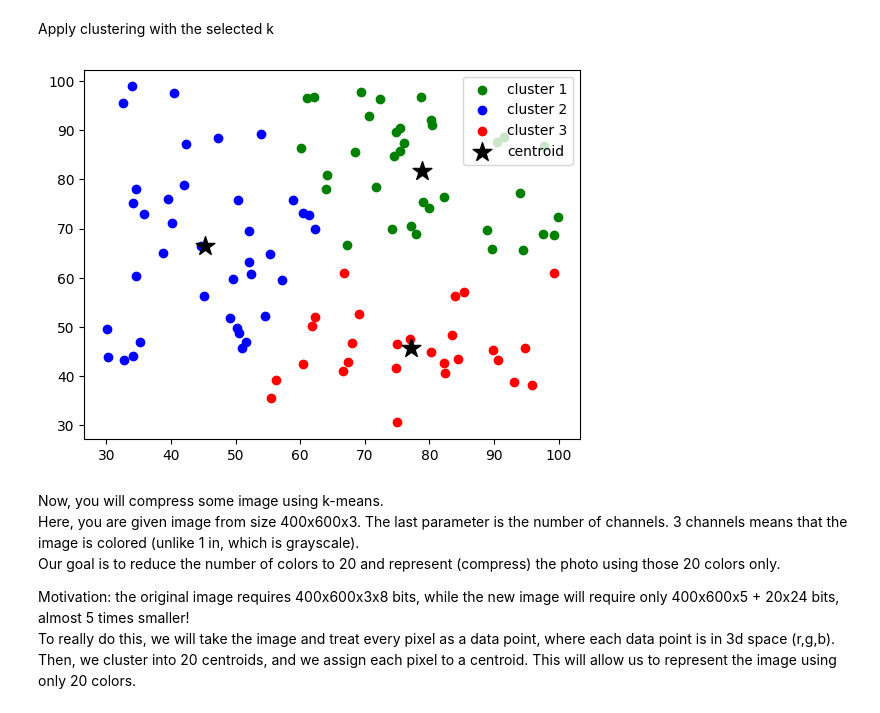
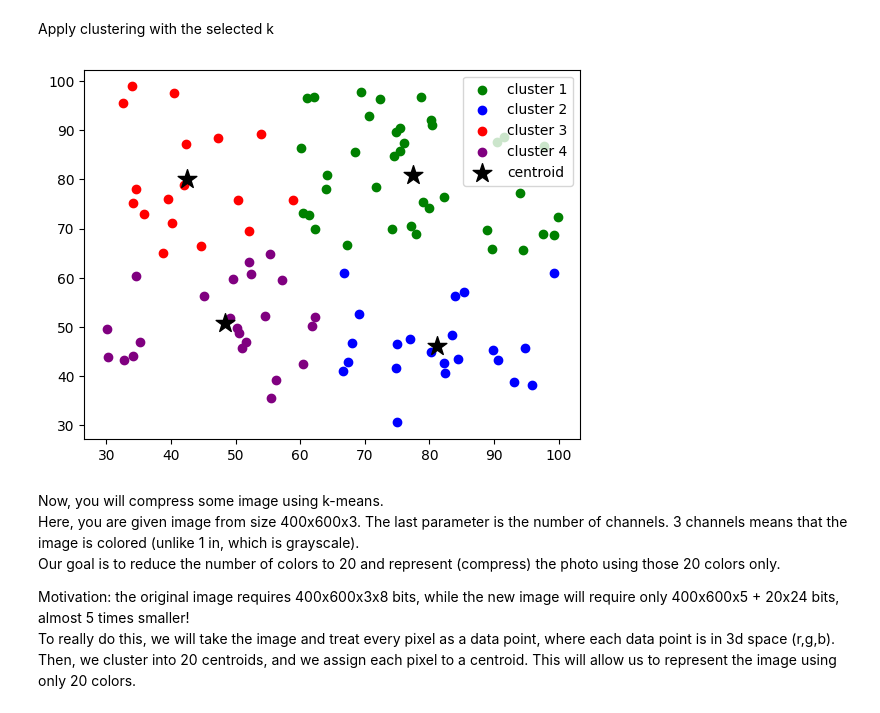
Before and after one commit to aseel1/Machine-learning, a Jupyter notebook: HW4/HW4 .ipynb, the cells around one changed output. Cells and saved outputs as stored; diff of their text form; code cells hidden in the pictures.

```diff
--- a/HW4/HW4 .ipynb
+++ b/HW4/HW4 .ipynb
@@ -286,26 +306,29 @@ plt.show()
 # %% [markdown]
 Apply clustering with the selected k
 # %%
-clust = Kmeans(n_clusters=3)
+clust = Kmeans(n_clusters=4)
 clust.fit(data)
 
-# Updated code to plot the clustered data with centroids for k=3
+# Updated code to plot the clustered data with centroids for k=4
 labels = clust.labels
 centroids = clust.centroids
 
 c0 = data[labels == 0]
 c1 = data[labels == 1]
-c2 = data[labels == 2]  # Additional cluster for k=3
+c2 = data[labels == 2]
+c3 = data[labels == 3]  # Additional cluster for k=4
 
-plt.scatter(c0[:,0], c0[:,1], c='green', label='cluster 1')
-plt.scatter(c1[:,0], c1[:,1], c='blue', label='cluster 2')
-plt.scatter(c2[:,0], c2[:,1], c='red', label='cluster 3')  # Plotting the new cluster
+plt.scatter(c0[:, 0], c0[:, 1], c='green', label='cluster 1')
+plt.scatter(c1[:, 0], c1[:, 1], c='blue', label='cluster 2')
+plt.scatter(c2[:, 0], c2[:, 1], c='red', label='cluster 3')
+plt.scatter(c3[:, 0], c3[:, 1], c='purple', label='cluster 4')  # Plotting the new cluster
 plt.scatter(centroids[:, 0], centroids[:, 1], marker='*', s=200, c='black', label='centroid')
 plt.legend()
 
+
 plt.show()
 # %% [output]
-[figure, old version]
+[figure, new version]
 # %% [markdown]
 Now, you will compress some image using k-means. <br/>
 Here, you are given image from size 400x600x3. The last parameter is the number of channels. 3 channels means that the image is colored (unlike 1 in, which is grayscale). <br/>
```
Also changed, not shown: parts of 16 cells of this notebook, 1 other file.
